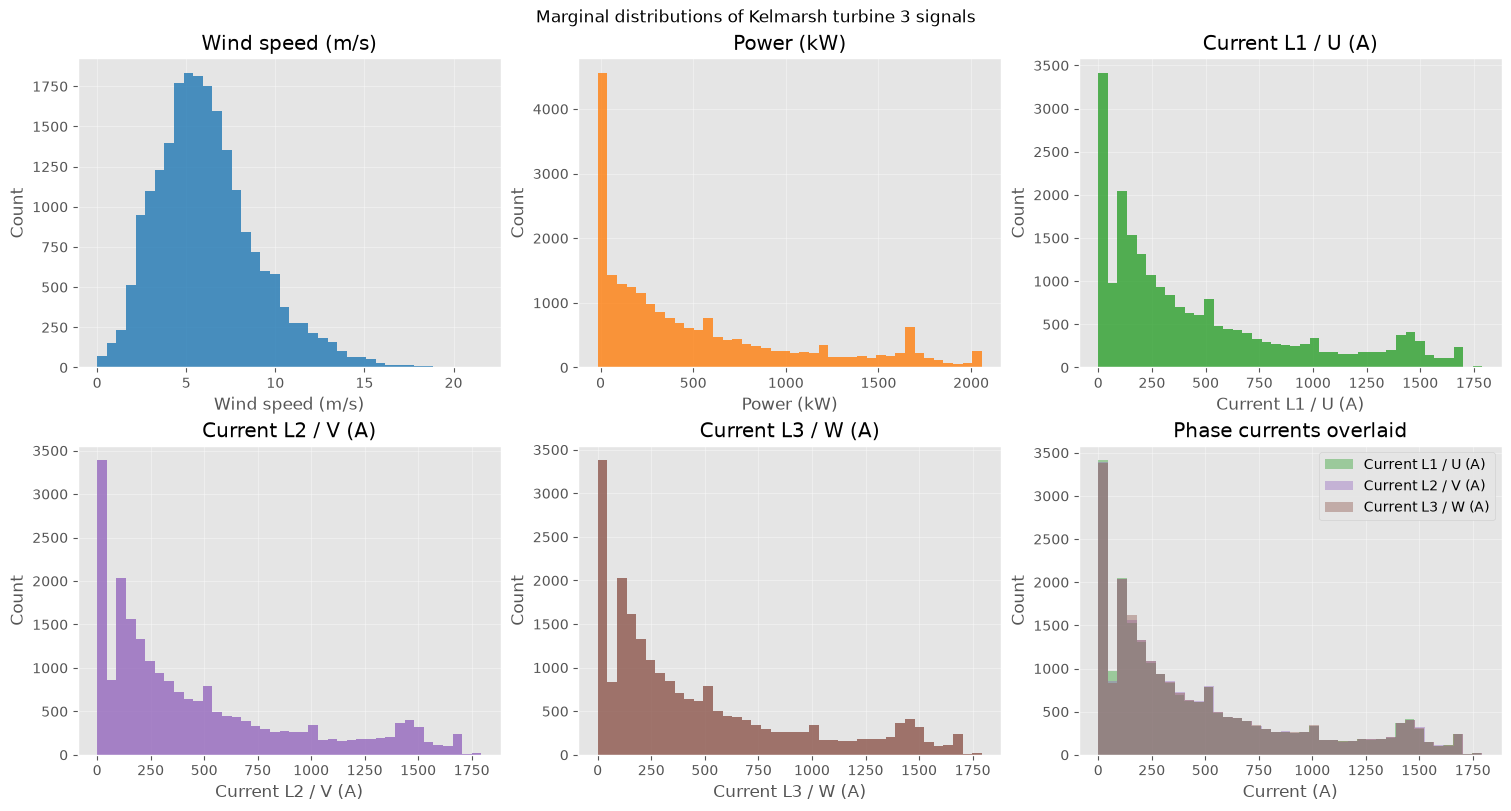
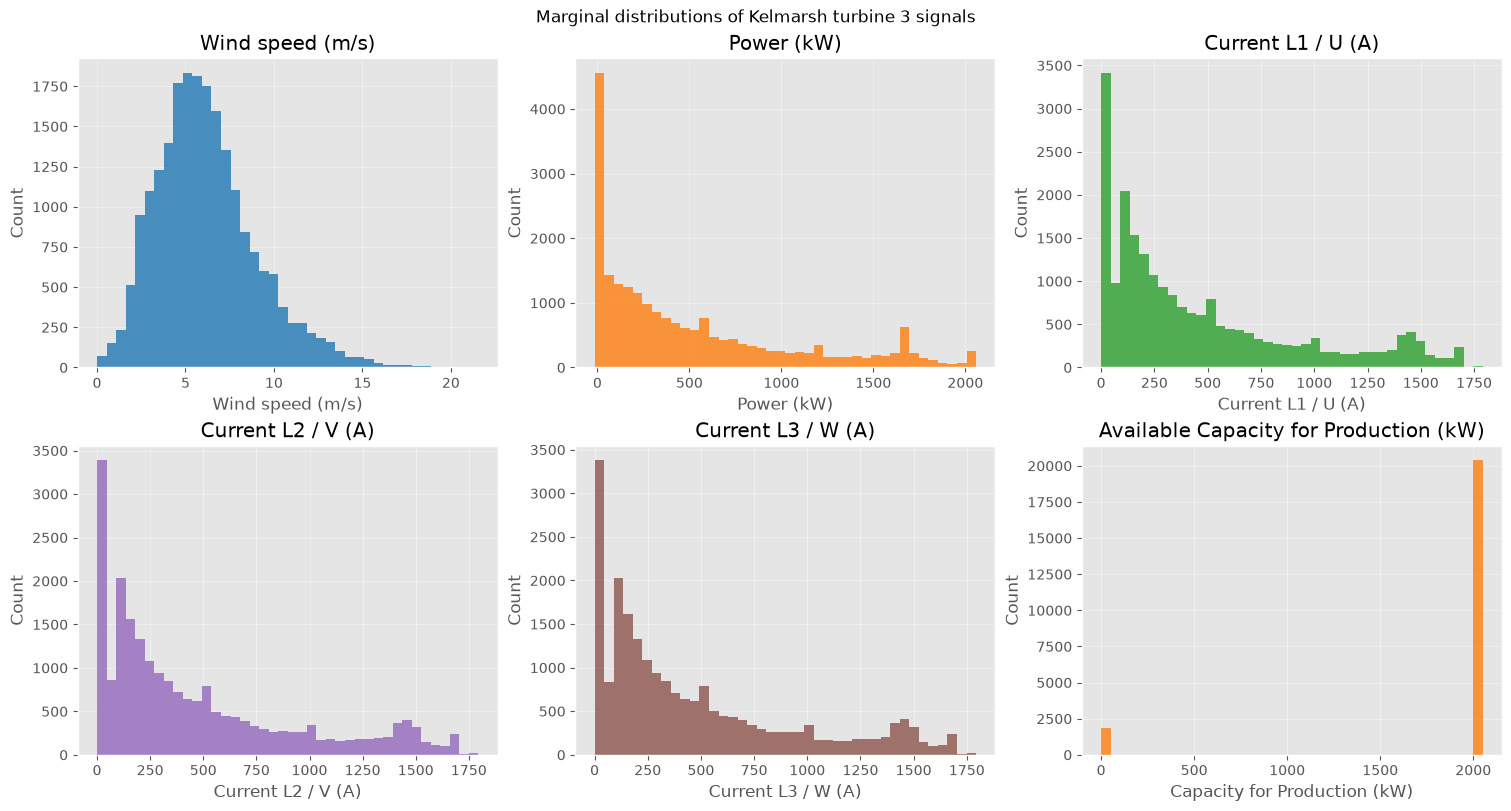
Unified diff of the notebook cell whose output changed from the first chart to the second:
--- before
+++ after
@@ -21,10 +21,8 @@
 # Overlay the three phase currents on the last (6th) subplot for direct comparison
 ax = axes[-1]
-for col, color in zip(cols[2:], colors[2:]):
-    ax.hist(df[col].dropna().values, bins=bins, color=color, alpha=0.4, label=col)
-ax.set_title('Phase currents overlaid', color='black')
-ax.set_xlabel('Current (A)')
+ax.hist(df["Available Capacity for Production (kW)"].values, bins=bins, color='tab:orange', alpha=0.8)
+ax.set_title("Available Capacity for Production (kW)", color="black")
+ax.set_xlabel('Capacity for Production (kW)')
 ax.set_ylabel('Count')
-ax.legend()
 
 fig.suptitle('Marginal distributions of Kelmarsh turbine 3 signals', color='black');

Commit: refactor; finished simulated speed